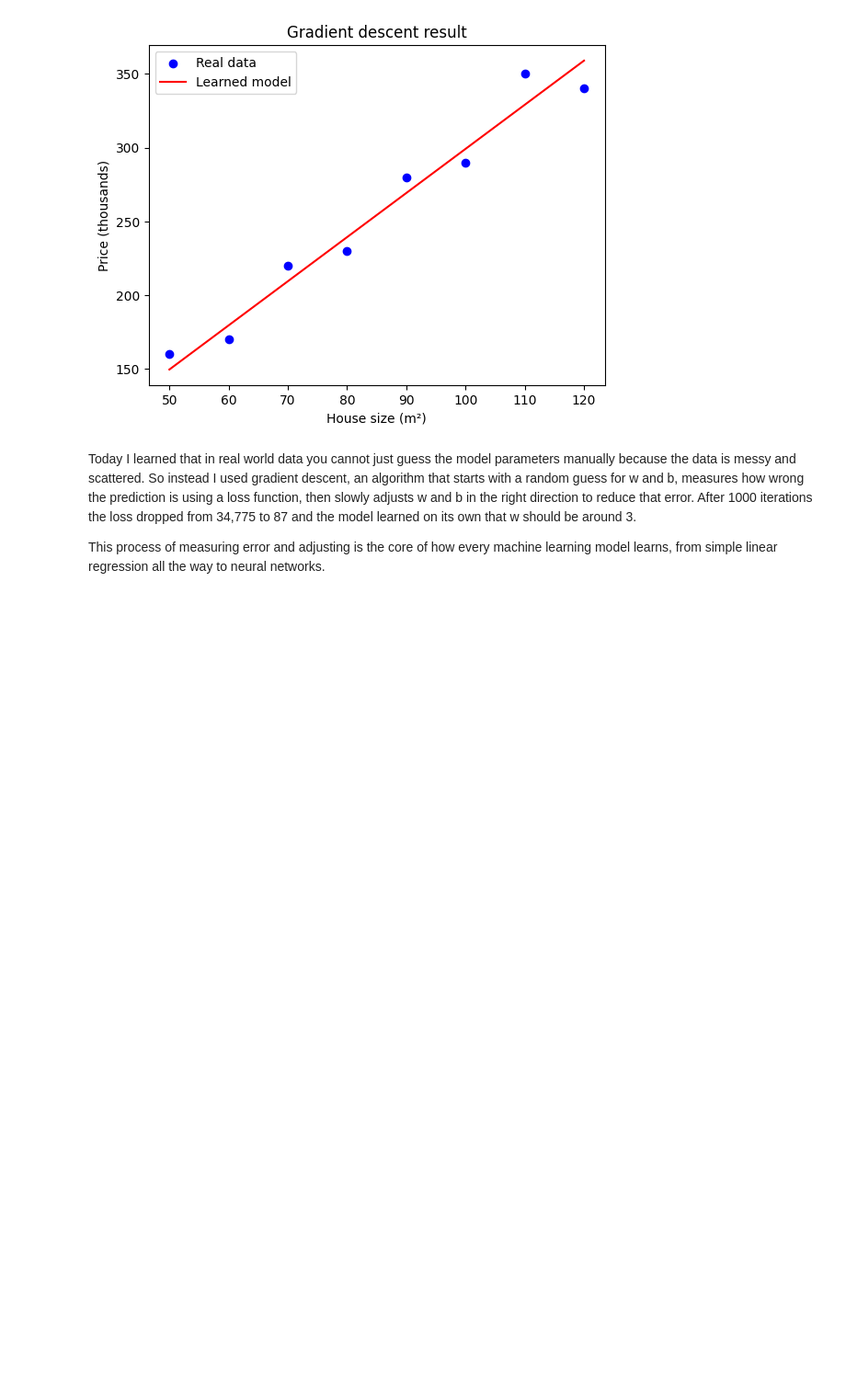
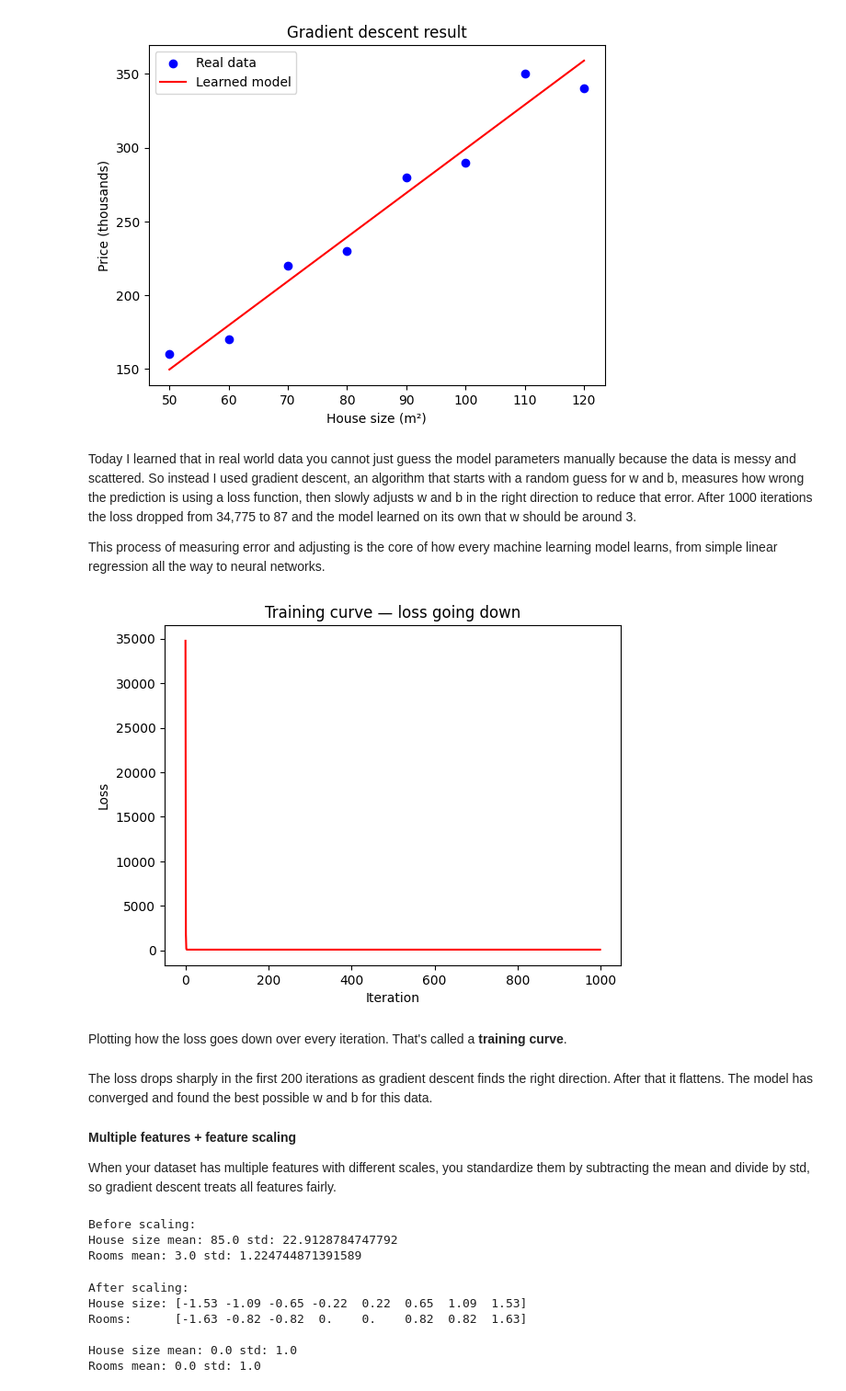
Before and after one commit to Fatiifm10/ml-journey, a Jupyter notebook: Learning_ML.ipynb, the cells around one changed output. Shown at 92% size. Cells and saved outputs as stored; diff of their text form; code cells hidden in the pictures; blank space fills up the shorter version.

```diff
--- a/Learning_ML.ipynb
+++ b/Learning_ML.ipynb
@@ -141,3 +146,80 @@ plt.show()
 Today I learned that in real world data you cannot just guess the model parameters manually because the data is messy and scattered. So instead I used gradient descent, an algorithm that starts with a random guess for w and b, measures how wrong the prediction is using a loss function, then slowly adjusts w and b in the right direction to reduce that error. After 1000 iterations the loss dropped from 34,775 to 87 and the model learned on its own that w should be around 3.
 
 This process of measuring error and adjusting is the core of how every machine learning model learns, from simple linear regression all the way to neural networks.
+# %%
+import numpy as np
+import matplotlib.pyplot as plt
+
+house_size = np.array([50, 60, 70, 80, 90, 100, 110, 120])
+price      = np.array([160, 170, 220, 230, 280, 290, 350, 340])
+
+# store loss at every iteration
+w = 0.0
+b = 0.0
+learning_rate = 0.0001
+iterations = 1000
+n = len(house_size)
+loss_history = []
+
+for i in range(iterations):
+    predictions = w * house_size + b
+    error = predictions - price
+
+    w = w - learning_rate * (1/n) * np.dot(error, house_size)
+    b = b - learning_rate * (1/n) * np.sum(error)
+
+    loss = (1/(2*n)) * np.sum(error**2)
+    loss_history.append(loss)
+
+
+plt.plot(loss_history, color='red')
+plt.xlabel("Iteration")
+plt.ylabel("Loss")
+plt.title("Training curve — loss going down")
+plt.show()
+# %% [output]
+[figure, added]
+# %% [markdown]
+Plotting how the loss goes down over every iteration. That's called a **training curve**.
+# %% [markdown]
+The loss drops sharply in the first 200 iterations as gradient descent
+finds the right direction. After that it flattens. The model has converged
+and found the best possible w and b for this data.
+# %% [markdown]
+ **Multiple features + feature scaling**
+
+When your dataset has multiple features with different scales, you standardize them by subtracting the mean and divide by std, so gradient descent treats all features fairly.
+# %%
+import numpy as np
+import matplotlib.pyplot as plt
+
+# dataset with 2 features
+house_size = np.array([50, 60, 70, 80, 90, 100, 110, 120])
+rooms      = np.array([1, 2, 2, 3, 3, 4, 4, 5])
+price      = np.array([160, 170, 220, 230, 280, 290, 350, 340])
+
+
+print("Before scaling:")
+print("House size mean:", np.mean(house_size), "std:", np.std(house_size))
+print("Rooms mean:", np.mean(rooms), "std:", np.std(rooms))
+# %% [output]
+Before scaling:
+House size mean: 85.0 std: 22.9128784747792
+Rooms mean: 3.0 std: 1.224744871391589
+# %%
+# standardize both features
+house_size_scaled = (house_size - np.mean(house_size)) / np.std(house_size)
+rooms_scaled = (rooms - np.mean(rooms)) / np.std(rooms)
+
+print("After scaling:")
+print("House size:", np.round(house_size_scaled, 2))
+print("Rooms:     ", np.round(rooms_scaled, 2))
+print("\nHouse size mean:", np.round(np.mean(house_size_scaled), 2), "std:", np.round(np.std(house_size_scaled), 2))
+print("Rooms mean:", np.round(np.mean(rooms_scaled), 2), "std:", np.round(np.std(rooms_scaled), 2))
+# %% [output]
+After scaling:
+House size: [-1.53 -1.09 -0.65 -0.22  0.22  0.65  1.09  1.53]
+Rooms:      [-1.63 -0.82 -0.82  0.    0.    0.82  0.82  1.63]
+
+House size mean: 0.0 std: 1.0
+Rooms mean: 0.0 std: 1.0
```
Also changed, not shown: parts of 5 cells of this notebook.
